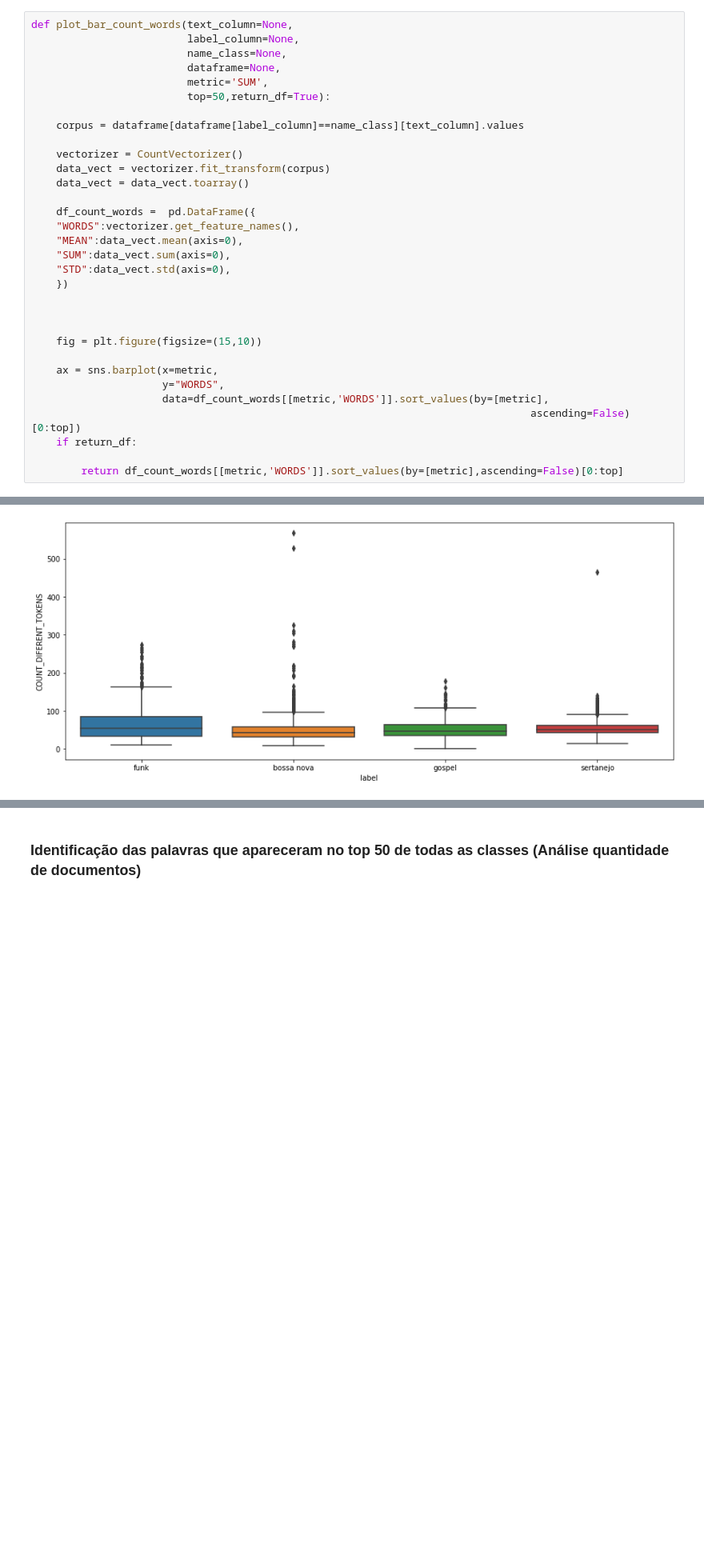
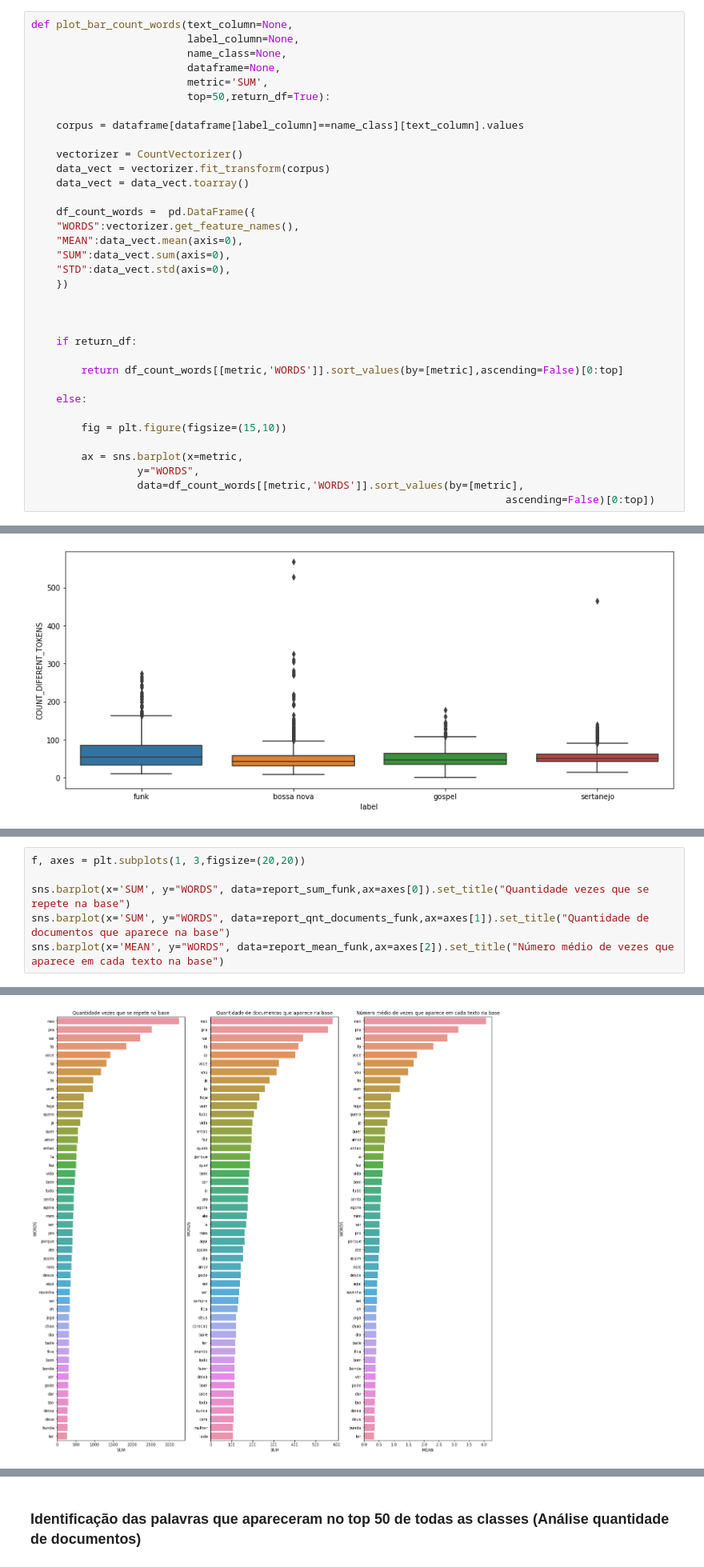
Before and after one commit to juliohenr/AI_SYSTEM_CLASSIFICATION_MUSIC, a Jupyter notebook: MODEL/Neural_Network_Songs.ipynb, the cells around one changed output, grey strips where cells are left out. Shown: that part at 80% size. Saved outputs shown, nothing was run; the diff lists cells and outputs as text; blank space fills up the shorter version.

Commit message:
Add some visualizations in jupyter

```diff
--- a/MODEL/Neural_Network_Songs.ipynb
+++ b/MODEL/Neural_Network_Songs.ipynb
@@ -42,15 +42,18 @@ def plot_bar_count_words(text_column=None,
 
 
 
-    fig = plt.figure(figsize=(15,10))
-
-    ax = sns.barplot(x=metric,
-                     y="WORDS",
-                     data=df_count_words[[metric,'WORDS']].sort_values(by=[metric],
-                                                                                ascending=False)[0:top])
     if return_df:
 
         return df_count_words[[metric,'WORDS']].sort_values(by=[metric],ascending=False)[0:top]
+
+    else:
+
+        fig = plt.figure(figsize=(15,10))
+
+        ax = sns.barplot(x=metric,
+                 y="WORDS",
+                 data=df_count_words[[metric,'WORDS']].sort_values(by=[metric],
+                                                                            ascending=False)[0:top])
 # %% [markdown]
 ### Função para contagem de tokens
 # %%
@@ -303,0 +295,7 @@ report_qnt_documents_funk = plot_bar_count_words(text_column='TEXTO_UNIQUE_WORDS
+# %%
+f, axes = plt.subplots(1, 3,figsize=(20,20))
+
+sns.barplot(x='SUM', y="WORDS", data=report_sum_funk,ax=axes[0]).set_title("Quantidade vezes que se repete na base")
+sns.barplot(x='SUM', y="WORDS", data=report_qnt_documents_funk,ax=axes[1]).set_title("Quantidade de documentos que aparece na base")
+sns.barplot(x='MEAN', y="WORDS", data=report_mean_funk,ax=axes[2]).set_title("Número médio de vezes que aparece em cada texto na base")
+# %% [output]
@@ -303,0 +303 @@ report_qnt_documents_funk = plot_bar_count_words(text_column='TEXTO_UNIQUE_WORDS
+[figure, added]
```
Also changed, not shown: parts of 37 cells of this notebook.
